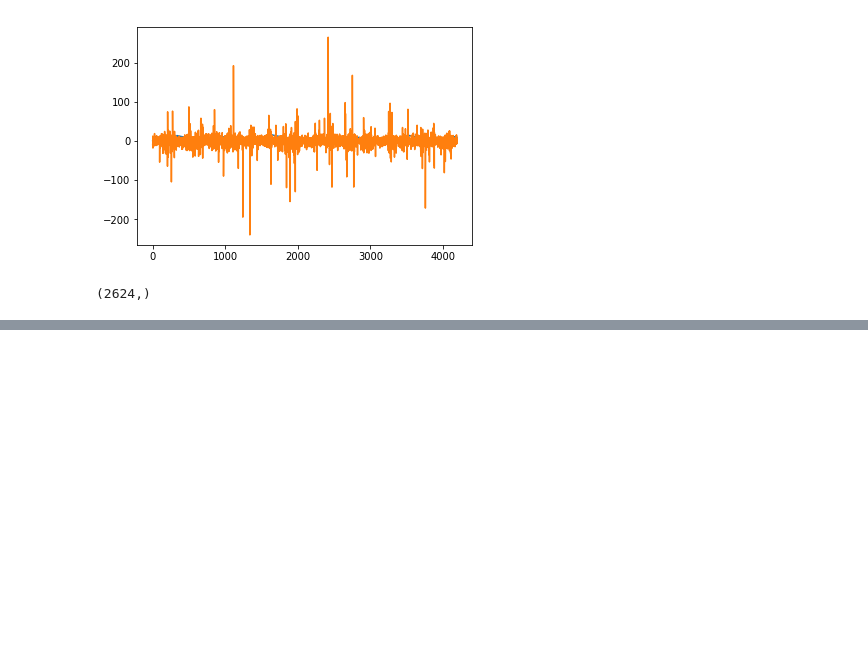
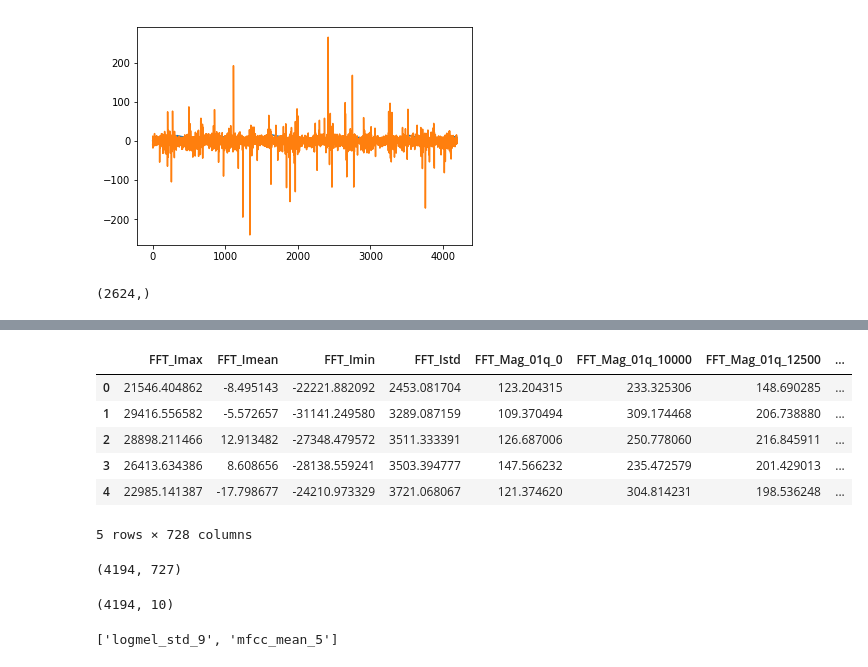
Before and after one commit to JonRao/LANL-Earthquake-Prediction, a Jupyter notebook: eda.ipynb, the cells around one changed output, grey strips where cells are left out. Saved outputs shown, nothing was run; the diff lists cells and outputs as text; code cells hidden in the pictures; blank space fills up the shorter version.

```diff
--- a/eda.ipynb
+++ b/eda.ipynb
@@ -211,0 +272,23 @@ a['prediction_dump'][0][1].shape
+# %%
+X_tr.head()
+# %% [output]
+|  | FFT_Imax | FFT_Imean | FFT_Imin | FFT_Istd | FFT_Mag_01q_0 | FFT_Mag_01q_10000 | FFT_Mag_01q_12500 | ... |
+| 0 | 21546.404862 | -8.495143 | -22221.882092 | 2453.081704 | 123.204315 | 233.325306 | 148.690285 | ... |
+| 1 | 29416.556582 | -5.572657 | -31141.249580 | 3289.087159 | 109.370494 | 309.174468 | 206.738880 | ... |
+| 2 | 28898.211466 | 12.913482 | -27348.479572 | 3511.333391 | 126.687006 | 250.778060 | 216.845911 | ... |
+| 3 | 26413.634386 | 8.608656 | -28138.559241 | 3503.394777 | 147.566232 | 235.472579 | 201.429013 | ... |
+| 4 | 22985.141387 | -17.798677 | -24210.973329 | 3721.068067 | 121.374620 | 304.814231 | 198.536248 | ... |
+5 rows × 728 columns
+# %%
+X_tr.iloc[:, i * num_plots : i * (num_plots + 1) - 1].shape
+# %% [output]
+(4194, 727)
+# %%
+df = X_tr.iloc[:, i * num_plots : (i + 1) * num_plots]
+df.shape
+# %% [output]
+(4194, 10)
+# %%
+[1:3]
+# %% [output]
+['logmel_std_9', 'mfcc_mean_5']
```
Also changed, not shown: parts of 18 cells of this notebook, 12 other files.
